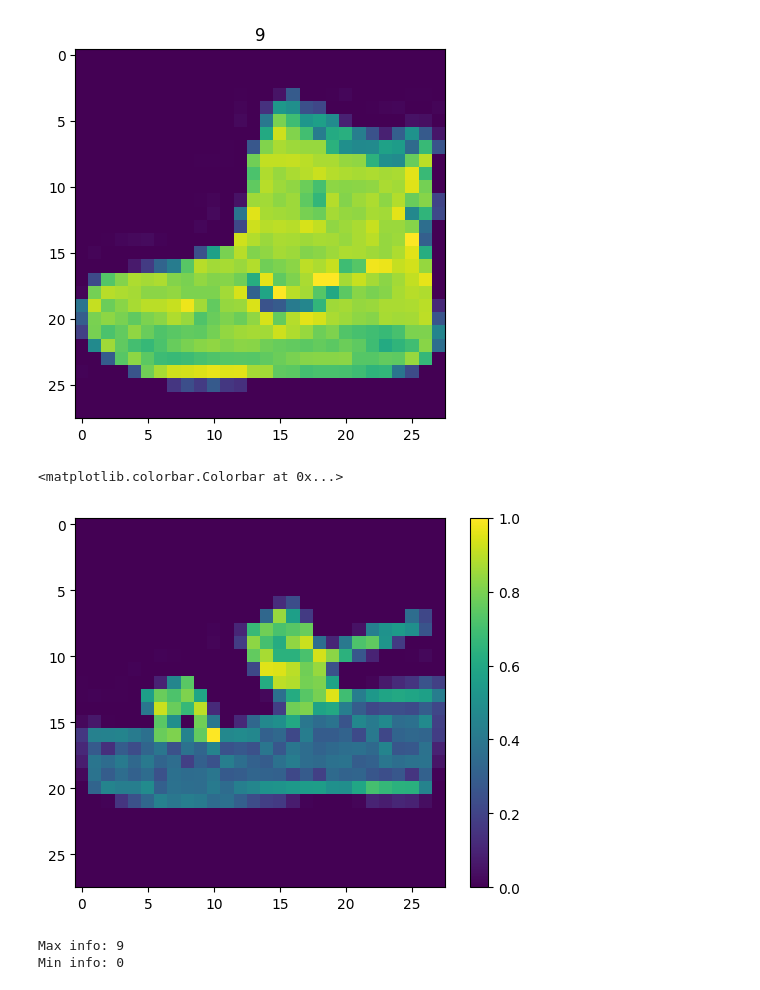
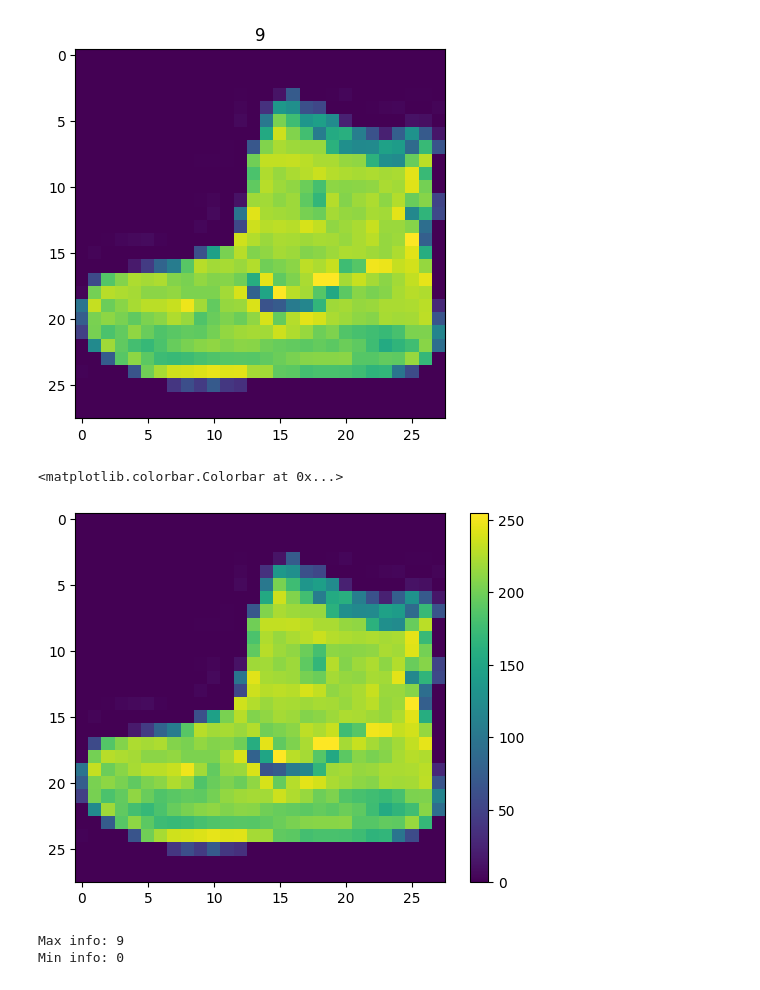
Before and after one commit to TrendyInsight/ML-Fashion, a Jupyter notebook: fashion_mnist_clasification.ipynb, the cells around one changed output. Saved outputs shown, nothing was run; the diff lists cells and outputs as text; code cells hidden in the pictures.

```diff
--- a/fashion_mnist_clasification.ipynb
+++ b/fashion_mnist_clasification.ipynb
@@ -32,11 +24,11 @@ plt.title(info_train[12])
 Text(0.5, 1.0, '9')
 [figure]
 # %%
-plt.imshow(img_train[12])
+plt.imshow(img_train[0])
 plt.colorbar()
 # %% [output]
 <matplotlib.colorbar.Colorbar at 0x...>
-[figure, old version]
+[figure, new version]
 # %%
 names_info =['T-shirt/top','Trouser','Pullover','Dress','Coat','Sandal','Shirt','Sneaker','Bag','Ankle boot']
 # %%
```
Also changed, not shown: parts of 10 cells of this notebook, 2 other files.
